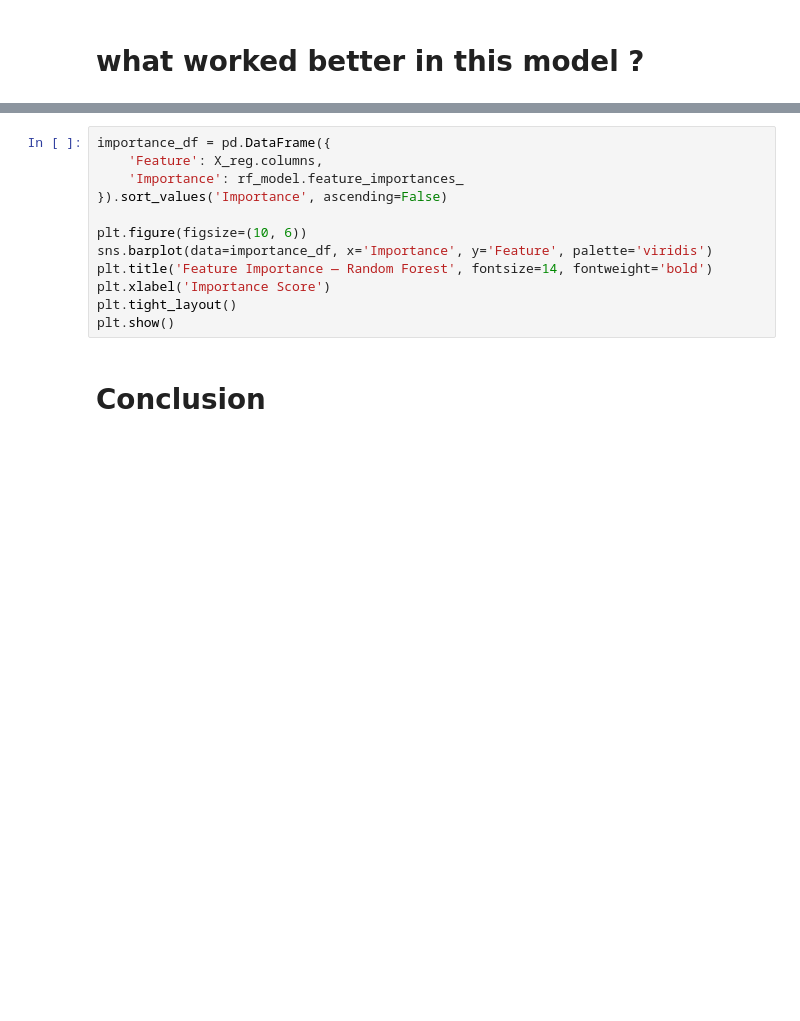
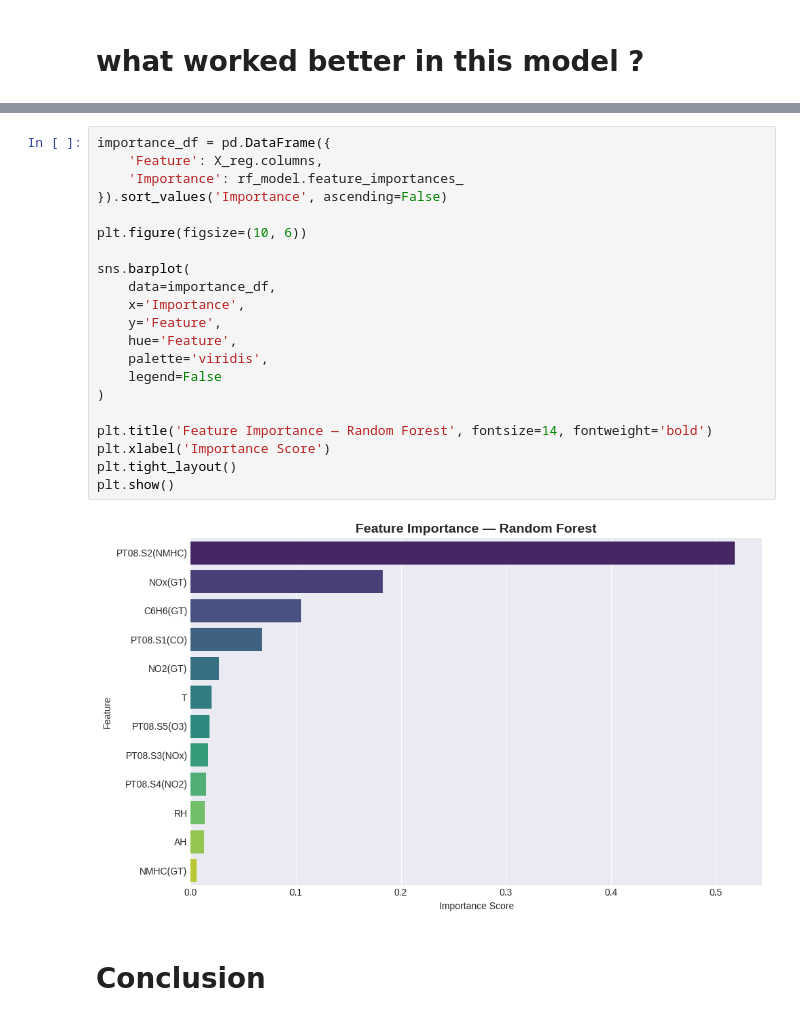
Before and after one commit to mahmoudashrafdefmain-pixel/hello-git-hub, a Jupyter notebook: DataAnalysisFile.ipynb, the cells around one changed output, grey strips where cells are left out. Drawn from its saved outputs; the diff is of its cells as text; blank space fills up the shorter version.

```diff
--- a/DataAnalysisFile.ipynb
+++ b/DataAnalysisFile.ipynb
@@ -688,15 +1085,26 @@ get_recommendations(df['Air_Quality'].iloc[0])
 # %%
 importance_df = pd.DataFrame({
     'Feature': X_reg.columns,
     'Importance': rf_model.feature_importances_
 }).sort_values('Importance', ascending=False)
 
 plt.figure(figsize=(10, 6))
-sns.barplot(data=importance_df, x='Importance', y='Feature', palette='viridis')
+
+sns.barplot(
+    data=importance_df,
+    x='Importance',
+    y='Feature',
+    hue='Feature',
+    palette='viridis',
+    legend=False
+)
+
 plt.title('Feature Importance — Random Forest', fontsize=14, fontweight='bold')
 plt.xlabel('Importance Score')
 plt.tight_layout()
 plt.show()
+# %% [output]
+[figure, added]
 # %% [markdown]
 # **Conclusion**
 # %% [markdown]
```
Also changed, not shown: parts of 44 cells of this notebook.
